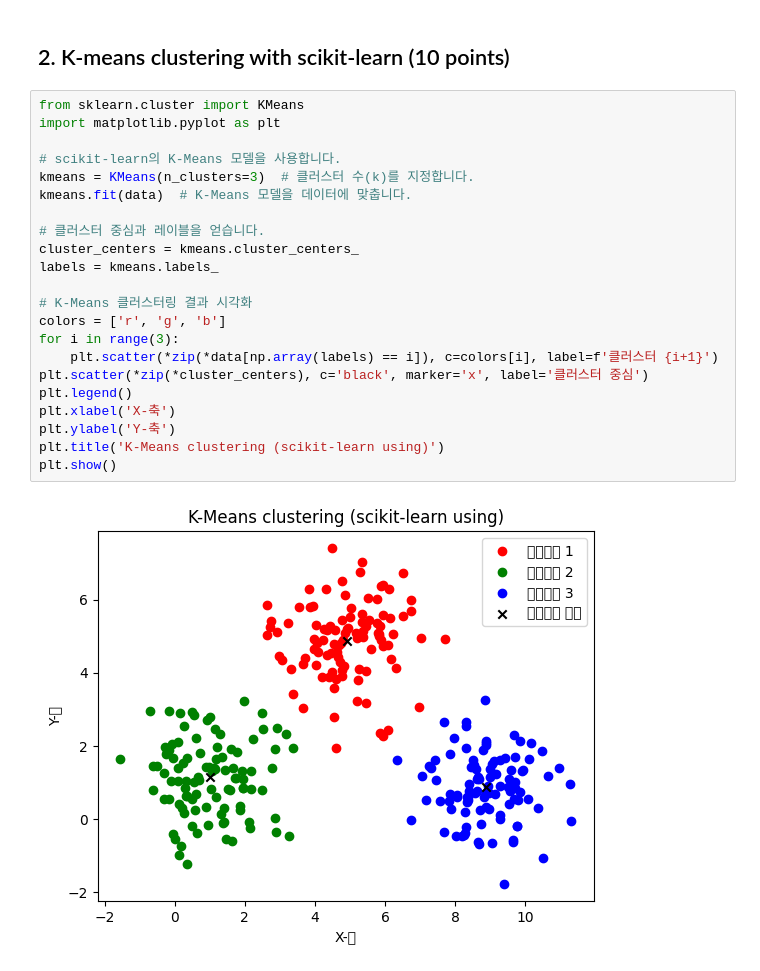
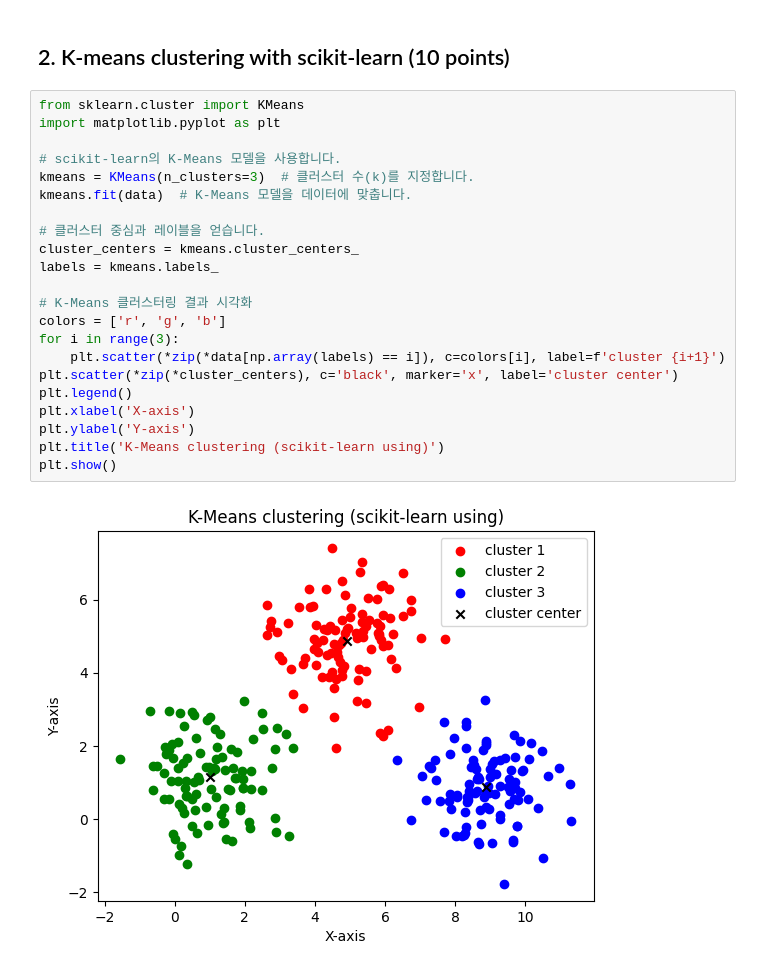
Before and after one commit to kwangyoulsagong/Computer_Vision_Lab, a Jupyter notebook: 컴퓨터비전_Assignment_2_201901565_사공광열.ipynb, the cells around one changed output. Saved outputs shown, nothing was run; the diff lists cells and outputs as text.

```diff
--- a/컴퓨터비전_Assignment_2_201901565_사공광열.ipynb
+++ b/컴퓨터비전_Assignment_2_201901565_사공광열.ipynb
@@ -82,24 +82,24 @@ plt.show()
 # %%
 from sklearn.cluster import KMeans
 import matplotlib.pyplot as plt
 
 # scikit-learn의 K-Means 모델을 사용합니다.
 kmeans = KMeans(n_clusters=3)  # 클러스터 수(k)를 지정합니다.
 kmeans.fit(data)  # K-Means 모델을 데이터에 맞춥니다.
 
 # 클러스터 중심과 레이블을 얻습니다.
 cluster_centers = kmeans.cluster_centers_
 labels = kmeans.labels_
 
 # K-Means 클러스터링 결과 시각화
 colors = ['r', 'g', 'b']
 for i in range(3):
-    plt.scatter(*zip(*data[np.array(labels) == i]), c=colors[i], label=f'클러스터 {i+1}')
-plt.scatter(*zip(*cluster_centers), c='black', marker='x', label='클러스터 중심')
+    plt.scatter(*zip(*data[np.array(labels) == i]), c=colors[i], label=f'cluster {i+1}')
+plt.scatter(*zip(*cluster_centers), c='black', marker='x', label='cluster center')
 plt.legend()
-plt.xlabel('X-축')
-plt.ylabel('Y-축')
+plt.xlabel('X-axis')
+plt.ylabel('Y-axis')
 plt.title('K-Means clustering (scikit-learn using)')
 plt.show()
 # %% [output]
-[figure, old version]
+[figure, new version]
```
Also changed, not shown: parts of 1 cell of this notebook.
